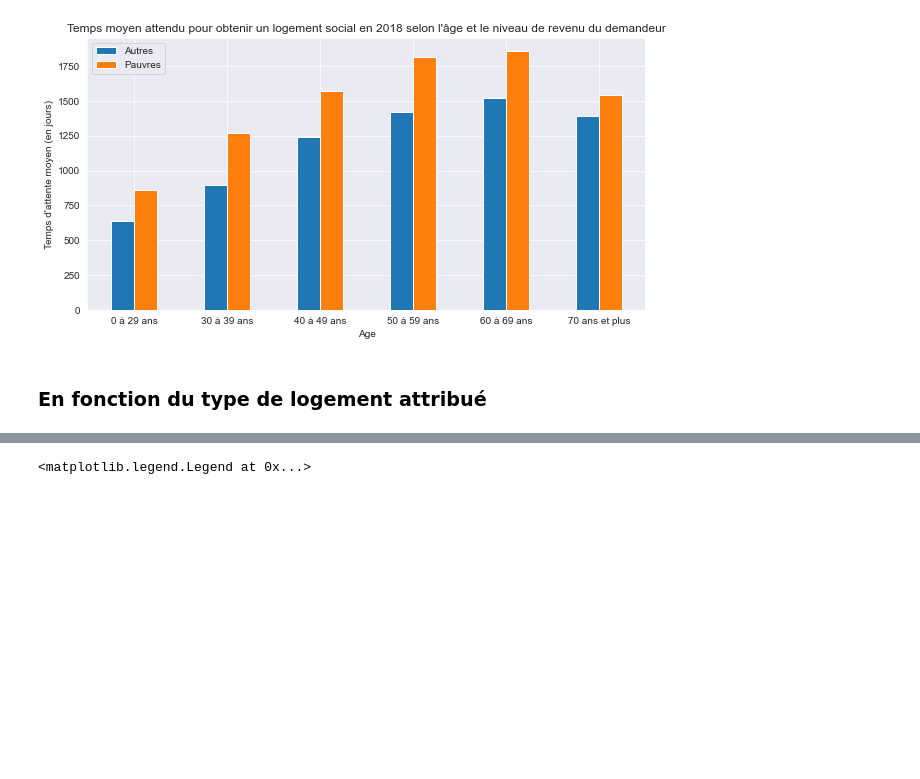
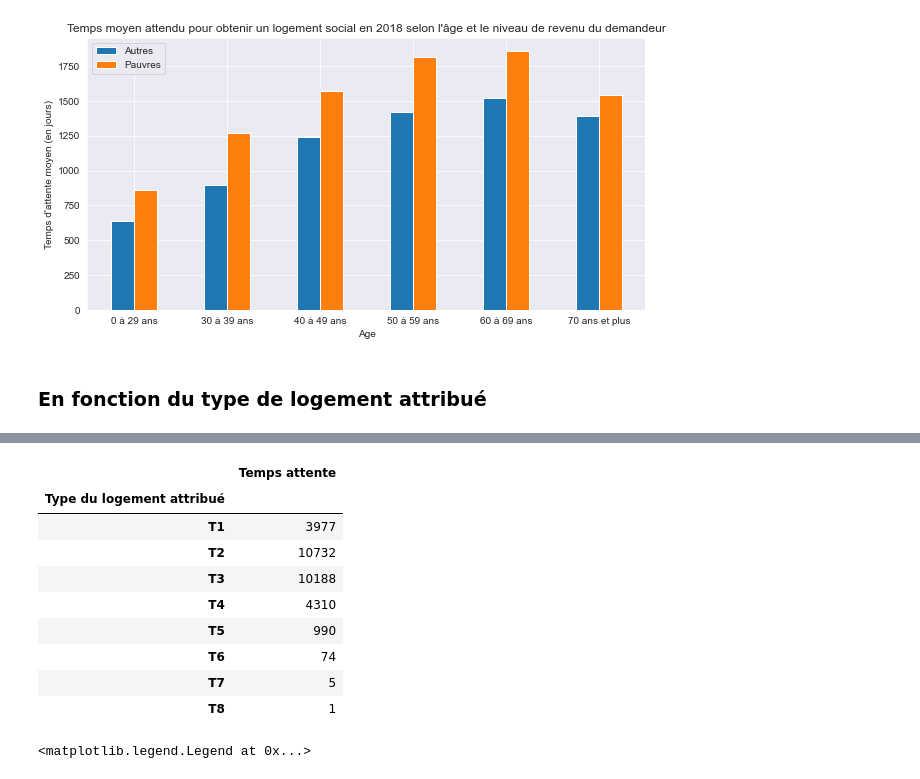
Before and after one commit to cmllbll/Social-Housing-in-France, a Jupyter notebook: Temps d'attente.ipynb, the cells around one changed output, grey strips where cells are left out. Drawn from its saved outputs; the diff is of its cells as text; code cells hidden in the pictures; blank space fills up the shorter version.

```diff
--- a/Temps d'attente.ipynb
+++ b/Temps d'attente.ipynb
@@ -567,3 +639,18 @@ dfplota.reset_index(inplace=True)
+# %%
+attentea=autres[[ "Type du logement attribué", "Temps attente"]]
+counta = attentea.groupby('Type du logement attribué').count()
+counta
+# %% [output]
+|  | Temps attente |
+| Type du logement attribué |  |
+| T1 | 3977 |
+| T2 | 10732 |
+| T3 | 10188 |
+| T4 | 4310 |
+| T5 | 990 |
+| T6 | 74 |
+| T7 | 5 |
+| T8 | 1 |
 # %%
 dfplotp['Key'] = 'Pauvres'
 dfplota['Key'] = 'Autres'
```
Also changed, not shown: parts of 11 cells of this notebook.
